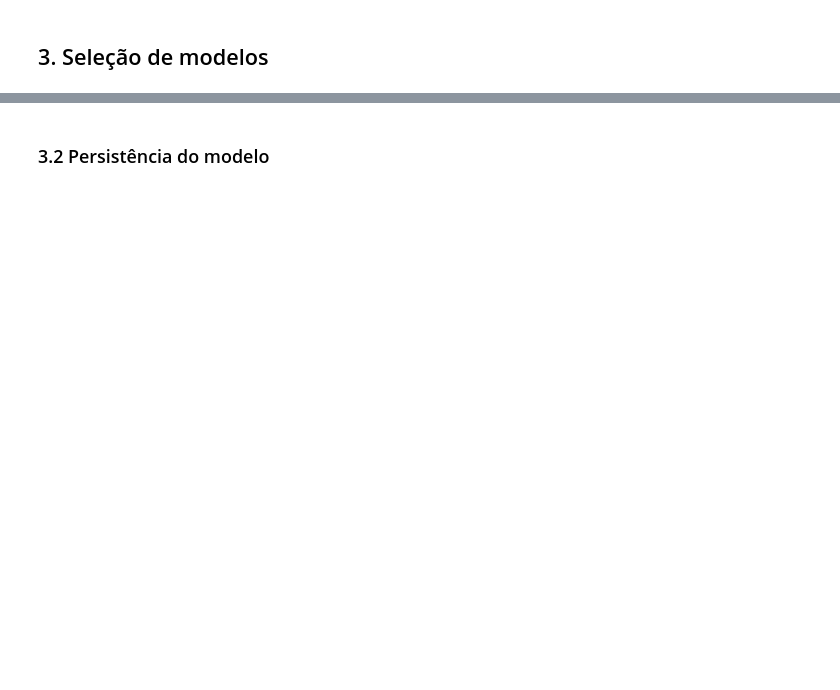
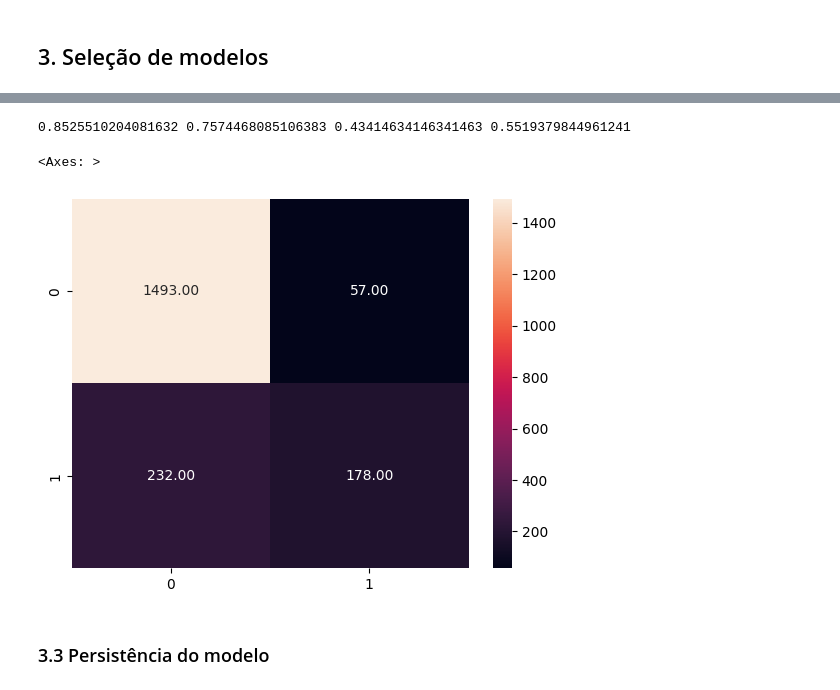
Before and after one commit to atlantico-academy/d20-dragons, a Jupyter notebook: notebooks/02-comparative_analysis.ipynb, the cells around one changed output, grey strips where cells are left out. Drawn from its saved outputs; the diff is of its cells as text; code cells hidden in the pictures; blank space fills up the shorter version.

```diff
--- a/notebooks/02-comparative_analysis.ipynb
+++ b/notebooks/02-comparative_analysis.ipynb
@@ -226,0 +224,26 @@ pd.DataFrame(X)
+# %%
+model_rf = RandomForestClassifier()
+
+param_dist = {
+    'n_estimators': randint(100, 1000),
+    'max_features': ['auto', 'sqrt', 'log2'],
+    'max_depth': randint(10, 100),
+    'min_samples_split': randint(2, 20),
+    'min_samples_leaf': randint(1, 20),
+    'bootstrap': [True, False]
+}
+
+random_search = RandomizedSearchCV(
+    estimator=model_rf,
+    param_distributions=param_dist,
+    n_iter=100,
+    cv=3,
+    verbose=2,
+    random_state=42,
+    n_jobs=-1
+)
+
+
+random_search.fit(X_train, y_train)
+
+best_model = random_search.best_estimator_
@@ -227,2 +285,19 @@ pd.DataFrame(X)
+# %%
+y_pred = best_model.predict(X_test)
+# %%
+acc = accuracy_score(y_test, y_pred)
+prec = precision_score(y_test, y_pred)
+rec = recall_score(y_test, y_pred)
+mac = f1_score(y_test, y_pred)
+
+print(acc, prec, rec, mac)
+# %% [output]
+0.8525510204081632 0.7574468085106383 0.43414634146341463 0.5519379844961241
+# %%
+cf = confusion_matrix(y_test, y_pred)
+sns.heatmap(cf, annot=True, fmt="0.2f")
+# %% [output]
+<Axes: >
+[figure, added]
 # %% [markdown]
-### 3.2 Persistência do modelo
+### 3.3 Persistência do modelo
```
Also changed, not shown: parts of 19 cells of this notebook, 1 other file.
